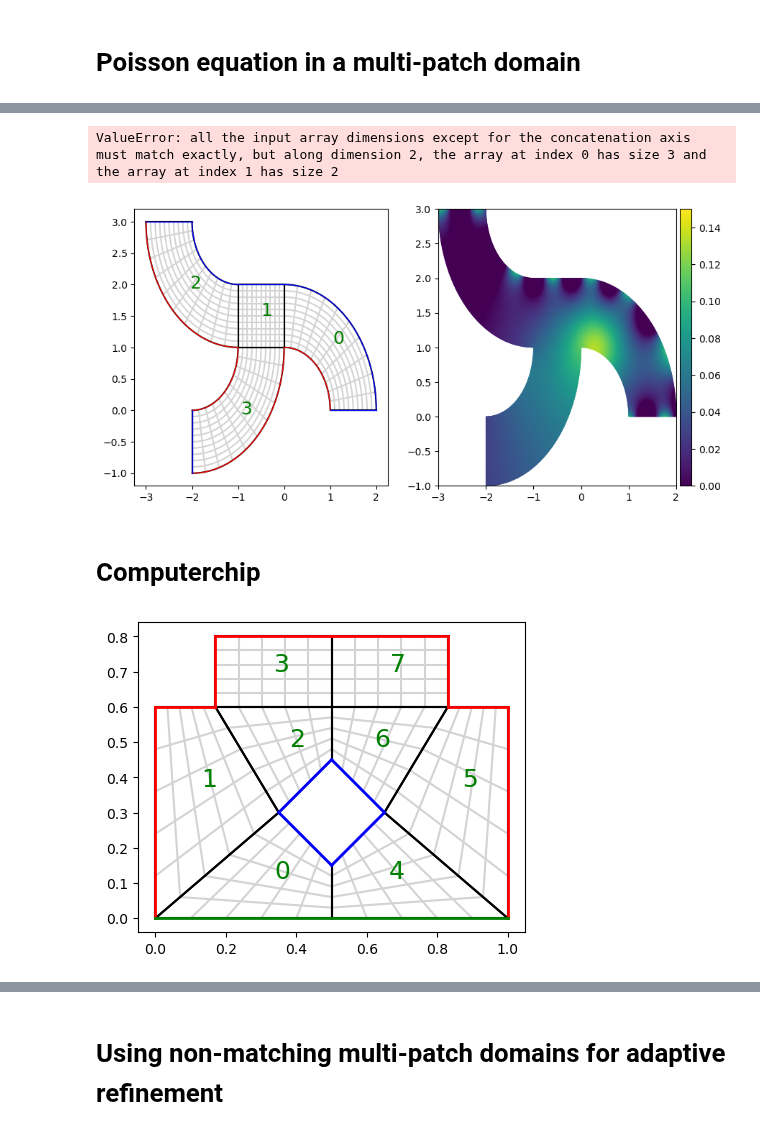
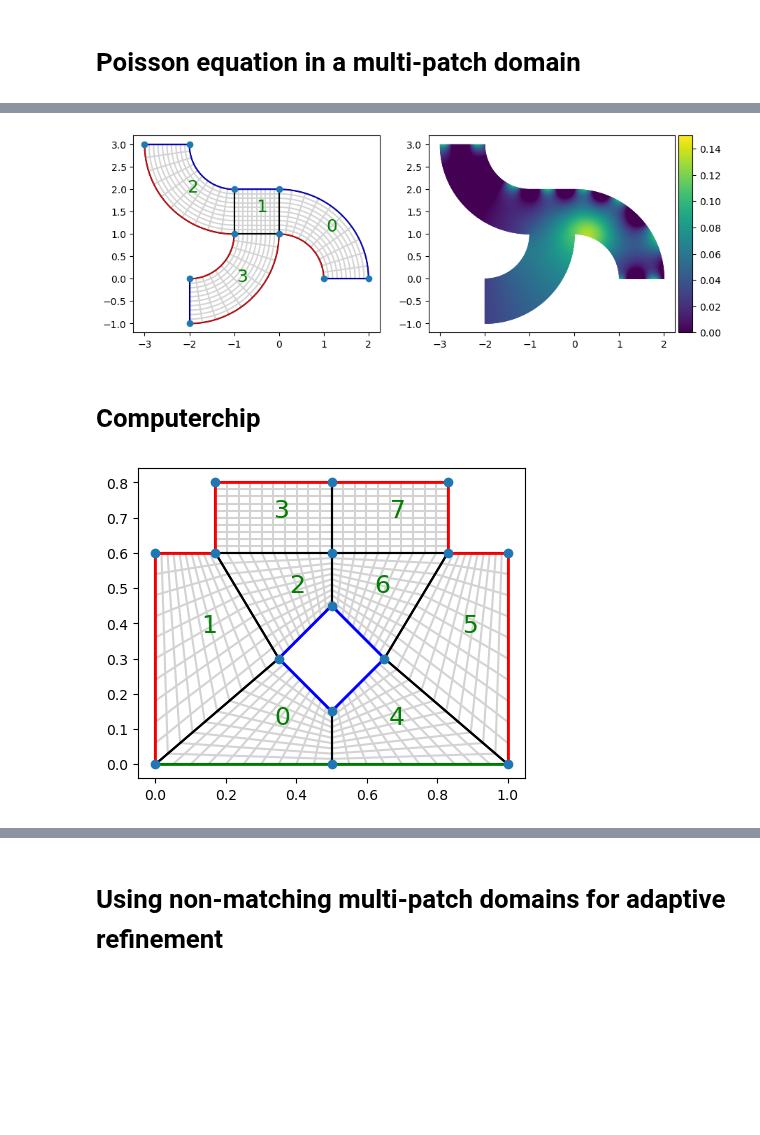
Before and after one commit to Stefan714/pyiga, a Jupyter notebook: notebooks/solve-multipatch.ipynb, the cells around one changed output, grey strips where cells are left out. Cells and saved outputs as stored; diff of their text form; code cells hidden in the pictures; blank space fills up the shorter version.

```diff
--- a/notebooks/solve-multipatch.ipynb
+++ b/notebooks/solve-multipatch.ipynb
@@ -72,15 +67,14 @@ Basis setup took 0.0025496482849121094 seconds
 # %%
 # set up and solve linear system by eliminating Dirichlet DoFs from the system
 LS = assemble.RestrictedLinearSystem(Kh + Rh, Fh + Nh, dir_bcs)
 u = LS.complete(solvers.make_solver(LS.A, spd=True)@LS.b)
 
 # restrict solution to each individual patch (kvs on every patch) and visualize solution together with the mesh
 fig, ax = plt.subplots(1,2,figsize=(10,5))
-M.plotmesh(patch_idx = True, knots=True, bcolor={'Dirichlet':'blue','Neumann/Robin':'red'}, axis=ax[0])
-MP.plot(u, range = (0, 1.5e-1),cbar=True, cmap='viridis', axis=ax[1])
-ax[0].axis('scaled'); ax[1].axis('scaled');
+M.plotmesh(patch_idx = True, knots=True, nodes=True, bcolor={'Dirichlet':'blue','Neumann/Robin':'red'}, axis=ax[0])
+MP.plot(u, range = (0, 1.5e-1),cbar=True, cmap='viridis', axis=ax[1], aspect='equal', cbar_width=0.2, cbar_pad = 0.05);
+ax[0].axis('scaled'); #ax[1].axis('scaled');
 # %% [output]
-ValueError: all the input array dimensions except for the concatenation axis must match exactly, but along dimension 2, the array at index 0 has size 3 and the array at index 1 has size 2
-[figure, old version]
+[figure, new version]
 # %% [markdown]
 # Computerchip
@@ -106,14 +105,8 @@ patches = [(kv, g) for kv,g in zip(kvs,geos)]
 # %%
-M = topology.PatchMesh(patches)
-
-# by default all outer boundaries are given the index 0, which we will use for the Dirichlet boundary
-# let us generate a Neumann boundary indexed by 1
-M.set_boundary_id({'Dirichlet':{(0,1),(2,0),(4,1),(6,2)},
-                   'Neumann':{(1,1),(1,2),(3,1),(3,2),(5,1),(5,3),(7,1),(7,3)},
-                   'Robin' : {(0,0),(4,0)}})
+M = ComputerChip(3,10)
 
 # visualize the PatchMesh object with Dirichlet boundary (blue) and Neumann boundary (red)
-M.plotmesh(patch_idx = True, knots=True, bcolor={'Dirichlet':'blue','Neumann':'red','Robin':'green'}, bwidth=2)
+M.plotmesh(patch_idx = True, knots=True, nodes=True, bcolor={'Dirichlet':'blue','Neumann':'red','Robin':'green'}, bwidth=2)
 plt.axis('scaled');
 # %% [output]
-[figure, old version]
+[figure, new version]
```
Also changed, not shown: parts of 10 cells of this notebook, 4 other files.
